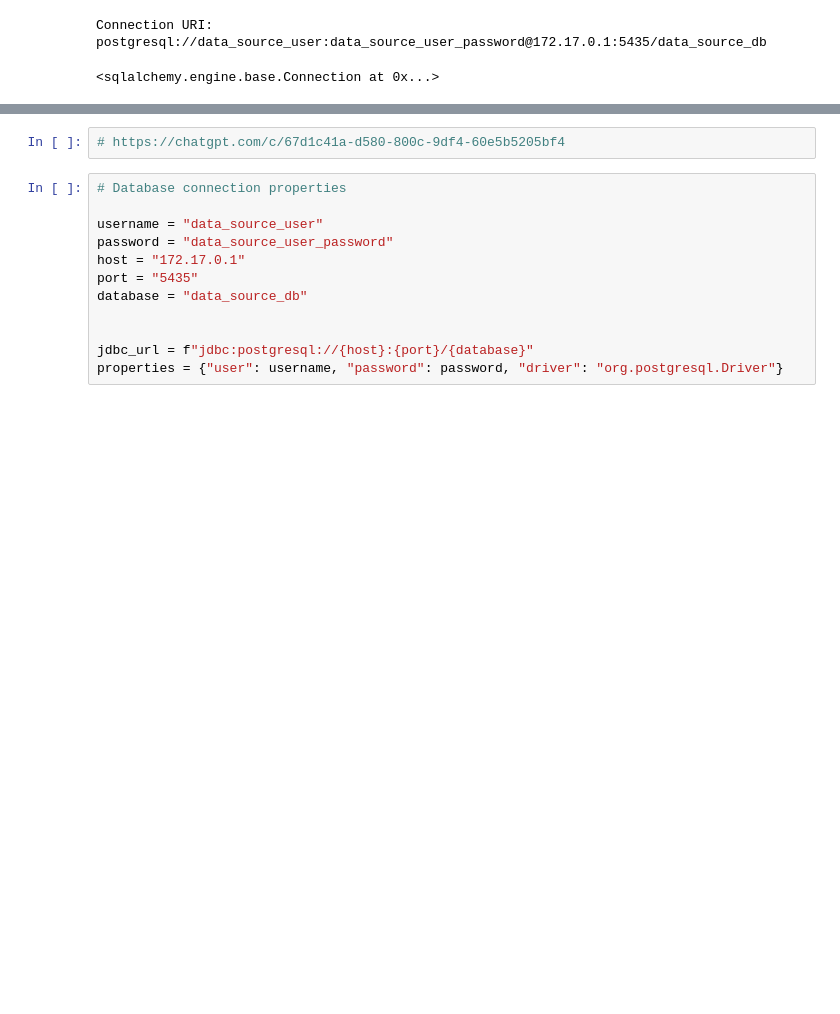
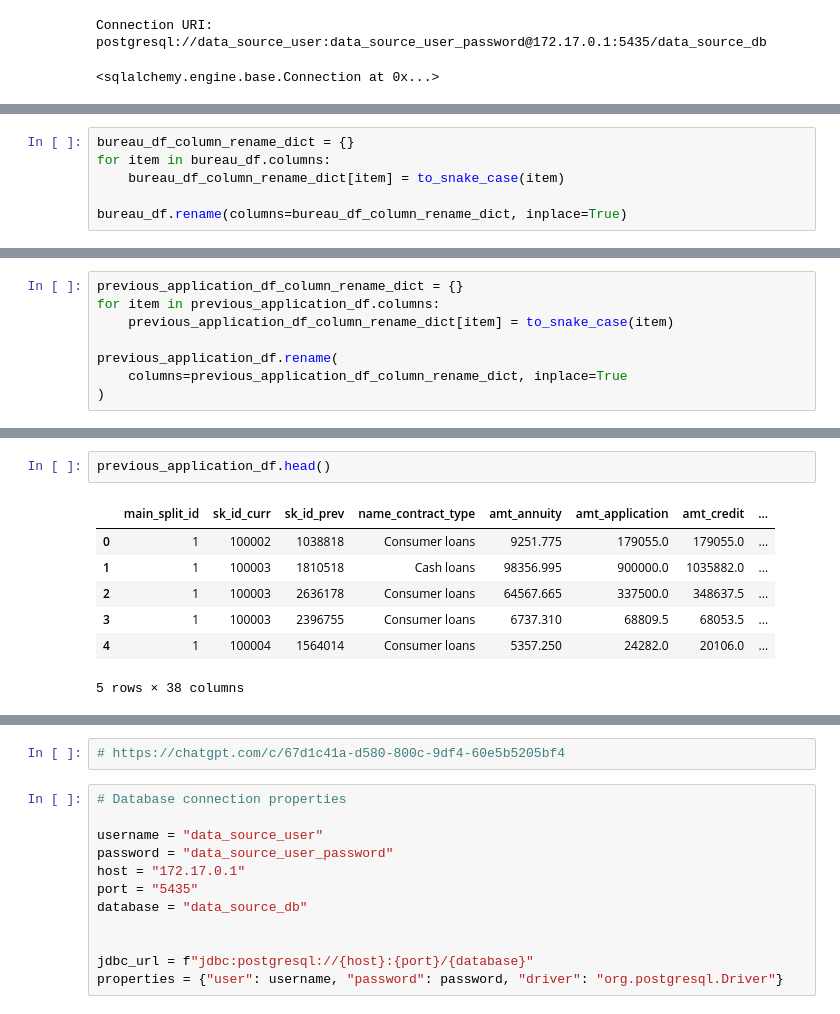
Before and after one commit to shirsh10mall/Credit_Risk_MLOps, a Jupyter notebook: notebooks/process_push_raw_data/process_push_data_source_db.ipynb, the cells around one changed output, grey strips where cells are left out. Saved outputs shown, nothing was run; the diff lists cells and outputs as text; blank space fills up the shorter version.

```diff
--- a/notebooks/process_push_raw_data/process_push_data_source_db.ipynb
+++ b/notebooks/process_push_raw_data/process_push_data_source_db.ipynb
@@ -152,0 +194,6 @@ Error:
+# %%
+bureau_df_column_rename_dict = {}
+for item in bureau_df.columns:
+    bureau_df_column_rename_dict[item] = to_snake_case(item)
+
+bureau_df.rename(columns=bureau_df_column_rename_dict, inplace=True)
@@ -152,0 +255,8 @@ Error:
+# %%
+previous_application_df_column_rename_dict = {}
+for item in previous_application_df.columns:
+    previous_application_df_column_rename_dict[item] = to_snake_case(item)
+
+previous_application_df.rename(
+    columns=previous_application_df_column_rename_dict, inplace=True
+)
@@ -152,0 +274,10 @@ Error:
+# %%
+previous_application_df.head()
+# %% [output]
+|  | main_split_id | sk_id_curr | sk_id_prev | name_contract_type | amt_annuity | amt_application | amt_credit | ... |
+| 0 | 1 | 100002 | 1038818 | Consumer loans | 9251.775 | 179055.0 | 179055.0 | ... |
+| 1 | 1 | 100003 | 1810518 | Cash loans | 98356.995 | 900000.0 | 1035882.0 | ... |
+| 2 | 1 | 100003 | 2636178 | Consumer loans | 64567.665 | 337500.0 | 348637.5 | ... |
+| 3 | 1 | 100003 | 2396755 | Consumer loans | 6737.310 | 68809.5 | 68053.5 | ... |
+| 4 | 1 | 100004 | 1564014 | Consumer loans | 5357.250 | 24282.0 | 20106.0 | ... |
+5 rows × 38 columns
```
Also changed, not shown: parts of 32 cells of this notebook, 2 other files.
